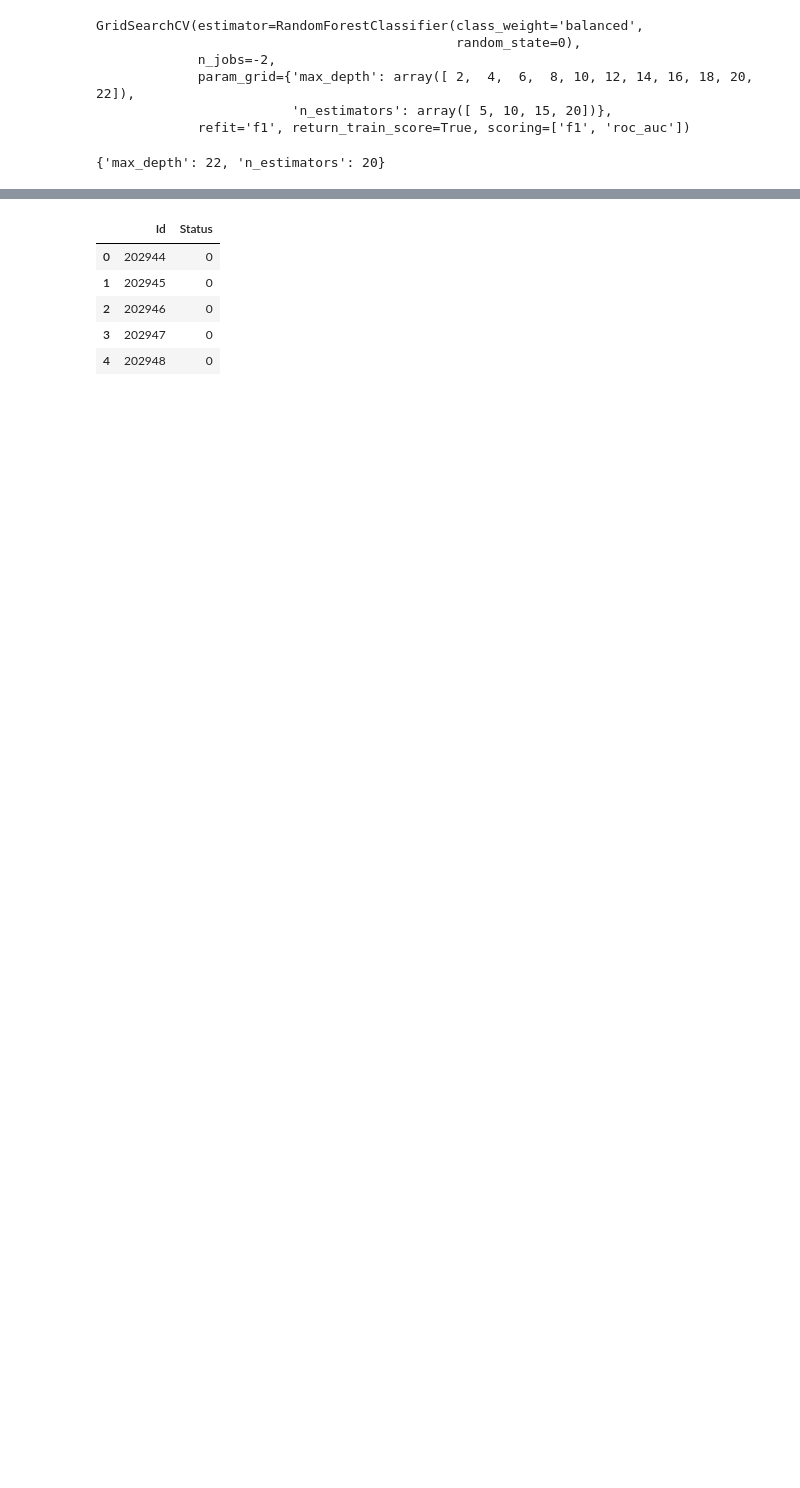
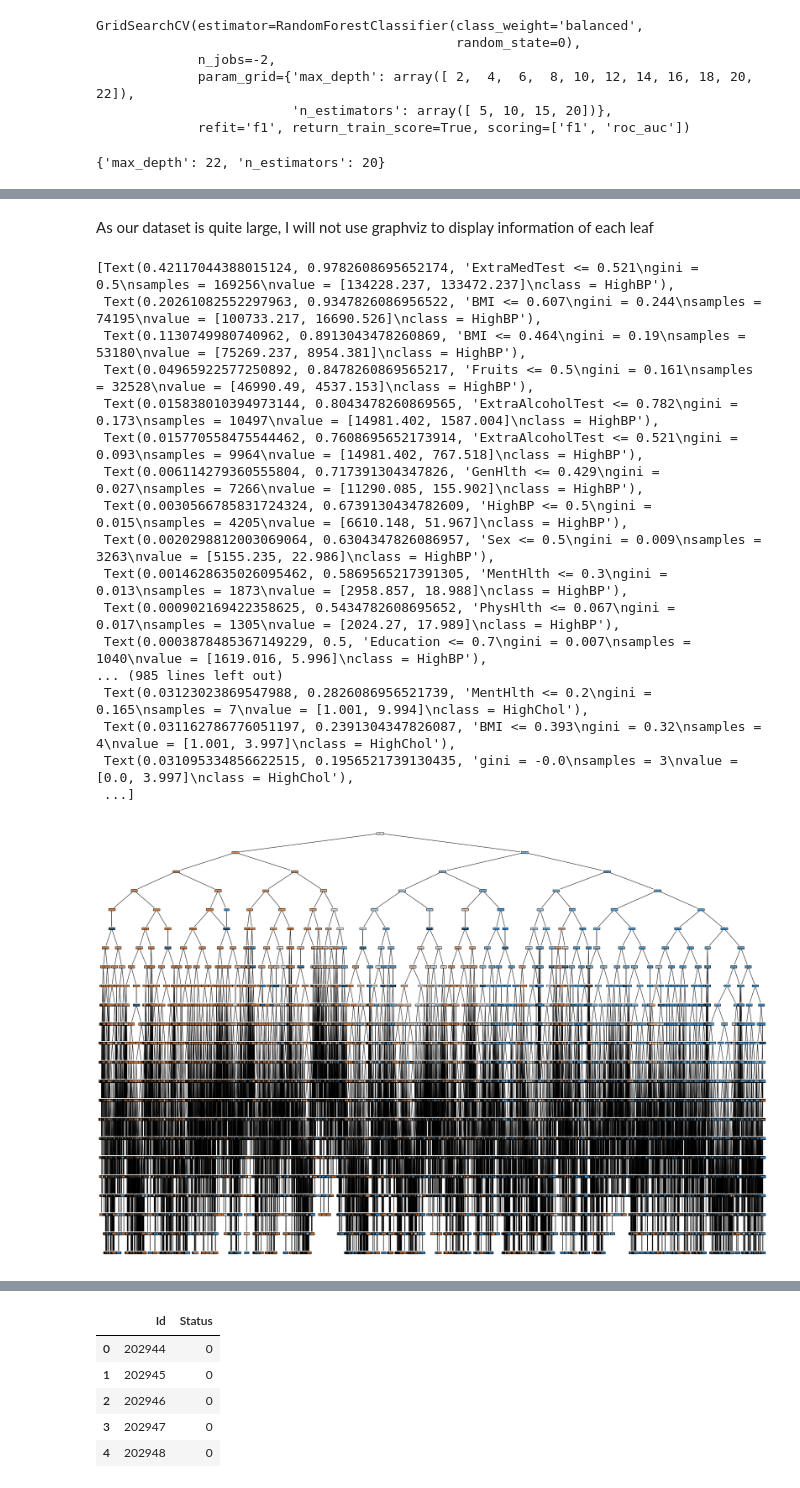
Before and after one commit to NgDK27/ML-A1, a Jupyter notebook: notebooks/4.Optimization.ipynb, the cells around one changed output, grey strips where cells are left out. Drawn from its saved outputs; the diff is of its cells as text; code cells hidden in the pictures; blank space fills up the shorter version.

```diff
--- a/notebooks/4.Optimization.ipynb
+++ b/notebooks/4.Optimization.ipynb
@@ -95,0 +89,30 @@ weighted avg       0.99      0.99      0.99     66926
+# %% [markdown]
+As our dataset is quite large, I will not use graphviz to display information of each leaf
+# %%
+plt.subplots(figsize=(30,20))
+decision_tree = trees_clf.best_estimator_.estimators_[0]
+tree.plot_tree(
+    decision_tree,
+    feature_names=df_X.columns,
+    class_names=df_X.columns,
+    filled=True
+)
+# %% [output]
+[Text(0.42117044388015124, 0.9782608695652174, 'ExtraMedTest <= 0.521\ngini = 0.5\nsamples = 169256\nvalue = [134228.237, 133472.237]\nclass = HighBP'),
+ Text(0.20261082552297963, 0.9347826086956522, 'BMI <= 0.607\ngini = 0.244\nsamples = 74195\nvalue = [100733.217, 16690.526]\nclass = HighBP'),
+ Text(0.1130749980740962, 0.8913043478260869, 'BMI <= 0.464\ngini = 0.19\nsamples = 53180\nvalue = [75269.237, 8954.381]\nclass = HighBP'),
+ Text(0.04965922577250892, 0.8478260869565217, 'Fruits <= 0.5\ngini = 0.161\nsamples = 32528\nvalue = [46990.49, 4537.153]\nclass = HighBP'),
+ Text(0.015838010394973144, 0.8043478260869565, 'ExtraAlcoholTest <= 0.782\ngini = 0.173\nsamples = 10497\nvalue = [14981.402, 1587.004]\nclass = HighBP'),
+ Text(0.015770558475544462, 0.7608695652173914, 'ExtraAlcoholTest <= 0.521\ngini = 0.093\nsamples = 9964\nvalue = [14981.402, 767.518]\nclass = HighBP'),
+ Text(0.006114279360555804, 0.717391304347826, 'GenHlth <= 0.429\ngini = 0.027\nsamples = 7266\nvalue = [11290.085, 155.902]\nclass = HighBP'),
+ Text(0.0030566785831724324, 0.6739130434782609, 'HighBP <= 0.5\ngini = 0.015\nsamples = 4205\nvalue = [6610.148, 51.967]\nclass = HighBP'),
+ Text(0.0020298812003069064, 0.6304347826086957, 'Sex <= 0.5\ngini = 0.009\nsamples = 3263\nvalue = [5155.235, 22.986]\nclass = HighBP'),
+ Text(0.0014628635026095462, 0.5869565217391305, 'MentHlth <= 0.3\ngini = 0.013\nsamples = 1873\nvalue = [2958.857, 18.988]\nclass = HighBP'),
+ Text(0.000902169422358625, 0.5434782608695652, 'PhysHlth <= 0.067\ngini = 0.017\nsamples = 1305\nvalue = [2024.27, 17.989]\nclass = HighBP'),
+ Text(0.0003878485367149229, 0.5, 'Education <= 0.7\ngini = 0.007\nsamples = 1040\nvalue = [1619.016, 5.996]\nclass = HighBP'),
+... (985 lines left out)
+ Text(0.03123023869547988, 0.2826086956521739, 'MentHlth <= 0.2\ngini = 0.165\nsamples = 7\nvalue = [1.001, 9.994]\nclass = HighChol'),
+ Text(0.031162786776051197, 0.2391304347826087, 'BMI <= 0.393\ngini = 0.32\nsamples = 4\nvalue = [1.001, 3.997]\nclass = HighChol'),
+ Text(0.031095334856622515, 0.1956521739130435, 'gini = -0.0\nsamples = 3\nvalue = [0.0, 3.997]\nclass = HighChol'),
+ ...]
+[figure, added]
```
Also changed, not shown: parts of 12 cells of this notebook, 19 other files.
